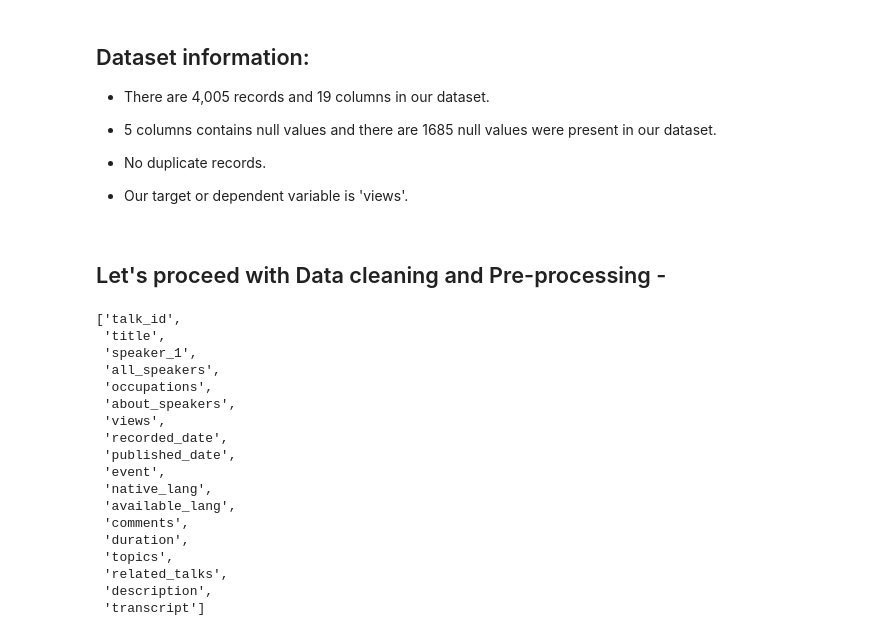
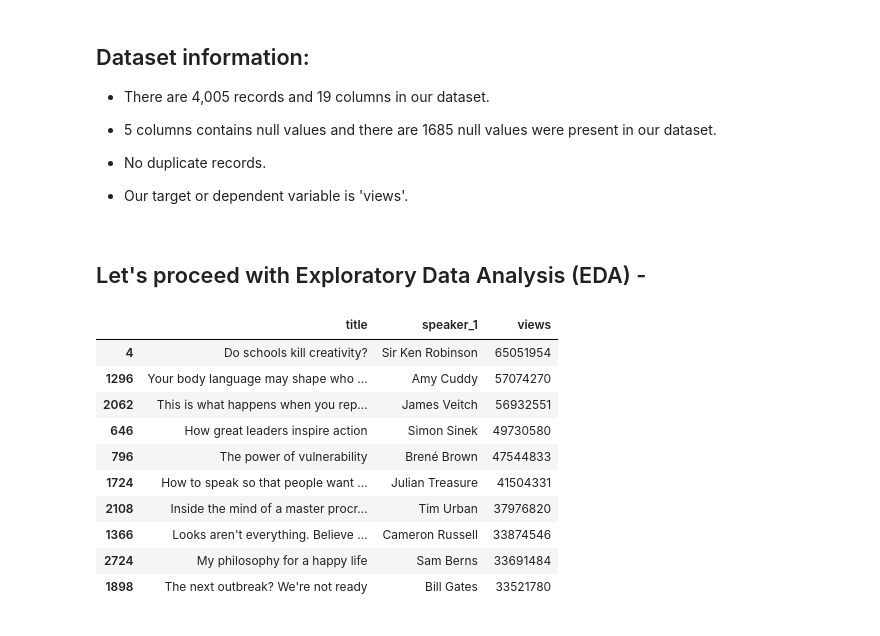
Before and after one commit to Mohamed-Harish-M-123/Capstone-Project-II, a Jupyter notebook: TED_Talks_views_prediction.ipynb, the cells around one changed output. Saved outputs shown, nothing was run; the diff lists cells and outputs as text; code cells hidden in the pictures.

```diff
--- a/TED_Talks_views_prediction.ipynb
+++ b/TED_Talks_views_prediction.ipynb
@@ -158,29 +156,20 @@ Number of duplicate records in the dataset =  0
 *   No duplicate records.
 *   Our target or dependent variable is 'views'.
 # %% [markdown]
-## Let's proceed with Data cleaning and Pre-processing -
+## Let's proceed with Exploratory Data Analysis (EDA) -
-# %%
-# drop URL column as it doesnt have any effect with views
-
-ted_talks_dataframe = ted_talks_dataframe.drop(columns=['url'])
-
-list(ted_talks_dataframe.columns)
-# %% [output]
-['talk_id',
- 'title',
- 'speaker_1',
- 'all_speakers',
- 'occupations',
- 'about_speakers',
- 'views',
- 'recorded_date',
- 'published_date',
- 'event',
- 'native_lang',
- 'available_lang',
- 'comments',
- 'duration',
- 'topics',
- 'related_talks',
- 'description',
- 'transcript']
+# %%
+# Top ten most viewed videos in our dataset
+mostViewedVideo = ted_talks_dataframe.nlargest(10, ['views'])
+mostViewedVideo[['title', 'speaker_1', 'views']]
+# %% [output]
+|  | title | speaker_1 | views |
+| 4 | Do schools kill creativity? | Sir Ken Robinson | 65051954 |
+| 1296 | Your body language may shape who ... | Amy Cuddy | 57074270 |
+| 2062 | This is what happens when you rep... | James Veitch | 56932551 |
+| 646 | How great leaders inspire action | Simon Sinek | 49730580 |
+| 796 | The power of vulnerability | Brené Brown | 47544833 |
+| 1724 | How to speak so that people want ... | Julian Treasure | 41504331 |
+| 2108 | Inside the mind of a master procr... | Tim Urban | 37976820 |
+| 1366 | Looks aren't everything. Believe ... | Cameron Russell | 33874546 |
+| 2724 | My philosophy for a happy life | Sam Berns | 33691484 |
+| 1898 | The next outbreak? We're not ready | Bill Gates | 33521780 |
```
Also changed, not shown: parts of 3 cells of this notebook.
